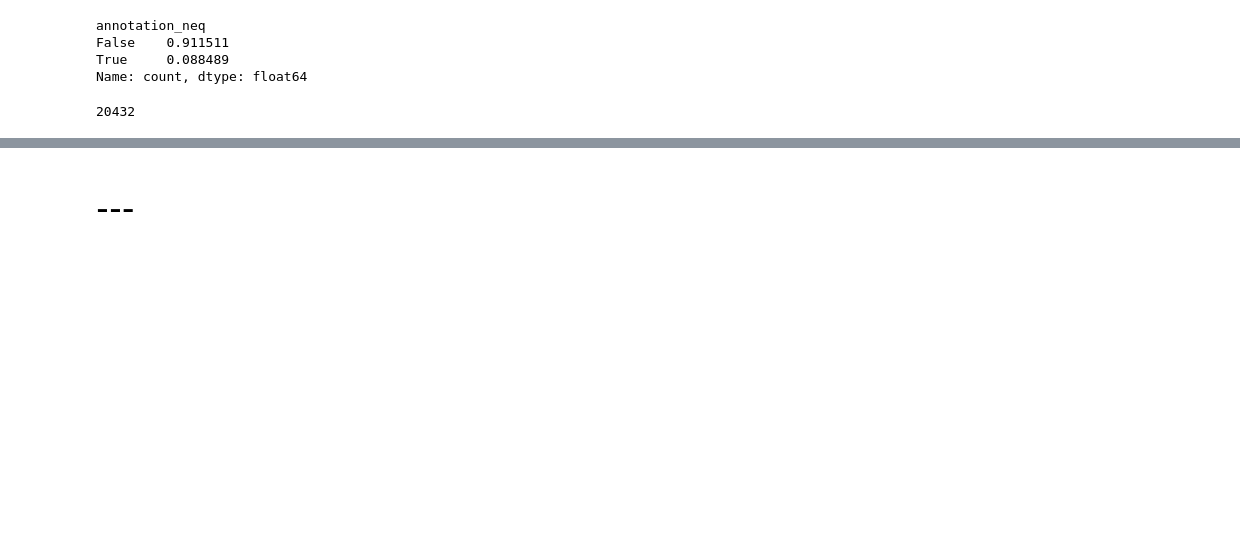
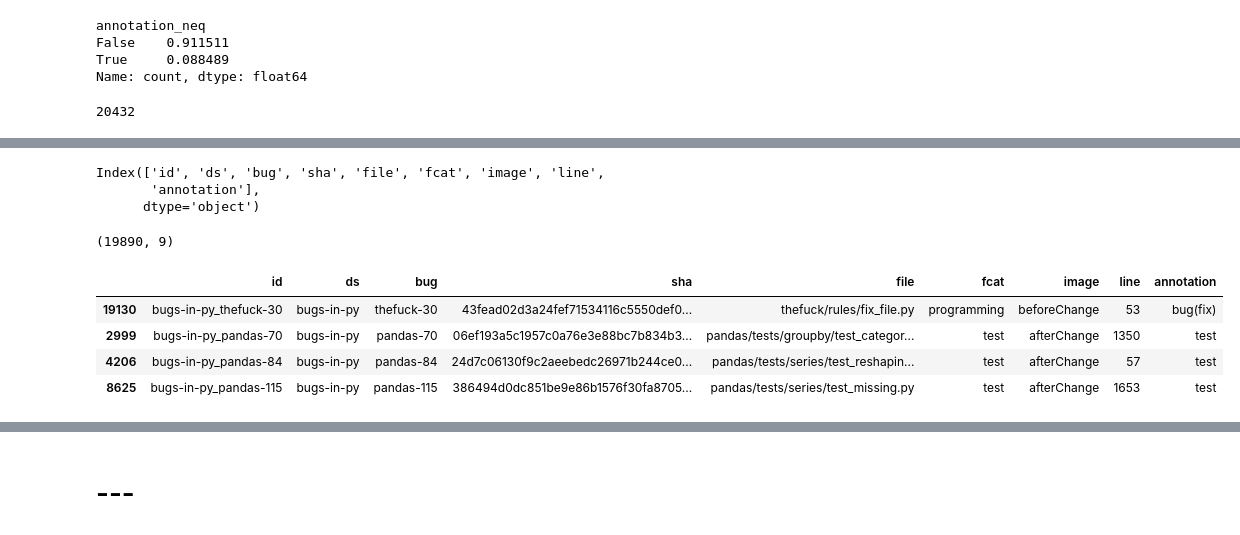
Before and after one commit to ncusi/PatchScope, a Jupyter notebook: notebooks/experiments/01-compare_annotations.ipynb, the cells around one changed output, grey strips where cells are left out. Drawn from its saved outputs; the diff is of its cells as text; code cells hidden in the pictures; blank space fills up the shorter version.

```diff
--- a/notebooks/experiments/01-compare_annotations.ipynb
+++ b/notebooks/experiments/01-compare_annotations.ipynb
@@ -2706,0 +2737,18 @@ merge_sel_consensus.shape[0]
+# %%
+hapy_bip_from_repos_df.columns
+# %% [output]
+Index(['id', 'ds', 'bug', 'sha', 'file', 'fcat', 'image', 'line',
+       'annotation'],
+      dtype='object')
+# %%
+hapy_bip_from_repos_df.shape
+# %% [output]
+(19890, 9)
+# %%
+hapy_bip_from_repos_df.sample(4)
+# %% [output]
+|  | id | ds | bug | sha | file | fcat | image | line | annotation |
+| 19130 | bugs-in-py_thefuck-30 | bugs-in-py | thefuck-30 | 43fead02d3a24fef71534116c5550def0... | thefuck/rules/fix_file.py | programming | beforeChange | 53 | bug(fix) |
+| 2999 | bugs-in-py_pandas-70 | bugs-in-py | pandas-70 | 06ef193a5c1957c0a76e3e88bc7b834b3... | pandas/tests/groupby/test_categor... | test | afterChange | 1350 | test |
+| 4206 | bugs-in-py_pandas-84 | bugs-in-py | pandas-84 | 24d7c06130f9c2aeebedc26971b244ce0... | pandas/tests/series/test_reshapin... | test | afterChange | 57 | test |
+| 8625 | bugs-in-py_pandas-115 | bugs-in-py | pandas-115 | 386494d0dc851be9e86b1576f30fa8705... | pandas/tests/series/test_missing.py | test | afterChange | 1653 | test |
```
Also changed, not shown: parts of 21 cells of this notebook.
